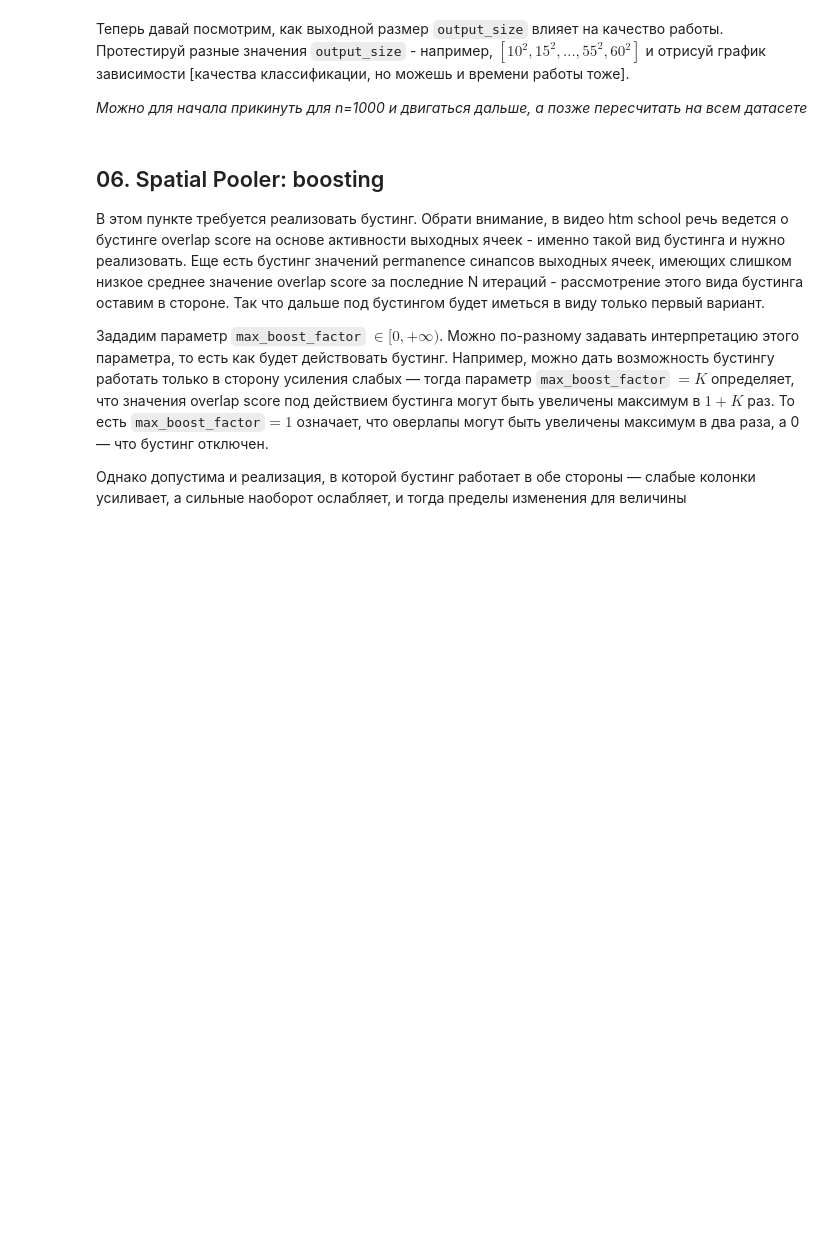
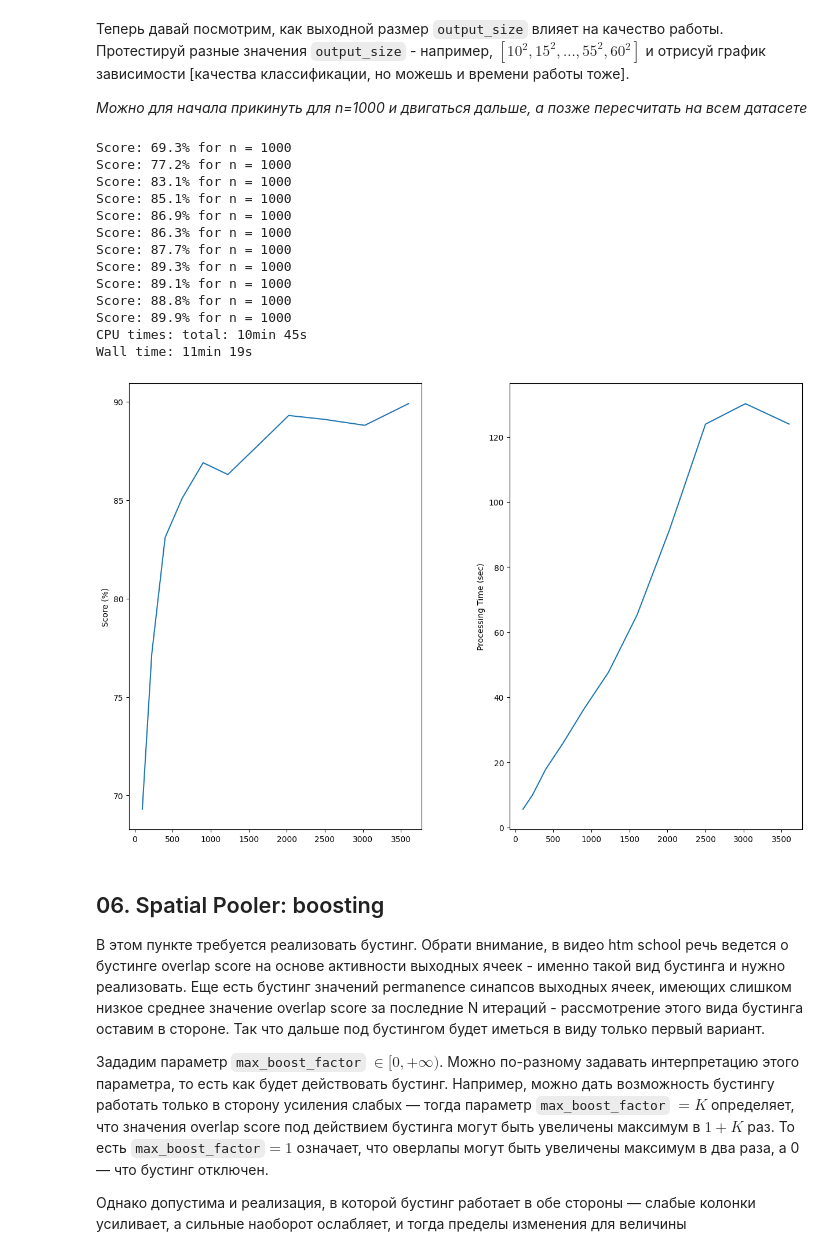
Before and after one commit to 5a7man/cds_internship_tasks_sp, a Jupyter notebook: sp.ipynb, the cells around one changed output. Saved outputs shown, nothing was run; the diff lists cells and outputs as text; code cells hidden in the pictures; blank space fills up the shorter version.

Commit message:
added dependence graphs

```diff
--- a/sp.ipynb
+++ b/sp.ipynb
@@ -381,6 +380,62 @@ Entropy: 151.4776
 Теперь давай посмотрим, как выходной размер `output_size` влияет на качество работы. Протестируй разные значения `output_size` - например, $[10^2, 15^2,..., 55^2, 60^2]$ и отрисуй график зависимости [качества классификации, но можешь и времени работы тоже].
 
 _Можно для начала прикинуть для n=1000 и двигаться дальше, а позже пересчитать на всем датасете_
+# %%
+def quality_vs_output_size(output_sizes,scores,processing_time):
+    _, ax = plt.subplots(1,2,figsize=(15,10))
+    plt.subplots_adjust(wspace=0.3)
+
+    ax[0].plot(output_sizes,scores)
+    # ax[0].set_xlabel("Output Sizes")
+    ax[0].set_ylabel("Score (%)")
+    # ax[0].set_title("Score vs. Output Size")
+
+    ax[1].plot(output_sizes,processing_time)
+    # ax[1].set_xlabel("Output Sizes")
+    ax[1].set_ylabel("Processing Time (sec)")
+    # ax[1].set_title("Processing Time vs. Output Size")
+# %%
+%%time
+np.random.seed(seed)
+n = 1000
+x_tr, y_tr = train_images[:n], train_labels[:n]
+x_tst, y_tst = test_images[:n], test_labels[:n]
+
+output_sizes = [i**2 for i in range(10,65,5)]
+
+scores = []
+processing_time = []
+for output_size in output_sizes:
+  sp = LearnableSpatialPooler(
+      input_size=train_images[0].size,
+      output_size=output_size,
+      permanence_threshold=.5,
+      output_sparsity=.04,
+      synapse_permanence_deltas=(.1, .03),
+      receptive_field_sparsity=.8
+      )
+  start_time = time.time()
+  score = test_classification_with_sp(x_tr, y_tr, x_tst, y_tst, sp)
+  processing_time.append((time.time()-start_time))
+  scores.append(score*100)
+
+
+quality_vs_output_size(output_sizes,scores,processing_time)
+# %% [output]
+Score: 69.3% for n = 1000
+Score: 77.2% for n = 1000
+Score: 83.1% for n = 1000
+Score: 85.1% for n = 1000
+Score: 86.9% for n = 1000
+Score: 86.3% for n = 1000
+Score: 87.7% for n = 1000
+Score: 89.3% for n = 1000
+Score: 89.1% for n = 1000
+Score: 88.8% for n = 1000
+Score: 89.9% for n = 1000
+CPU times: total: 10min 45s
+Wall time: 11min 19s
+[figure, added]
 # %% [markdown]
 ## 06. Spatial Pooler: boosting
 
```
Also changed, not shown: parts of 14 cells of this notebook.
